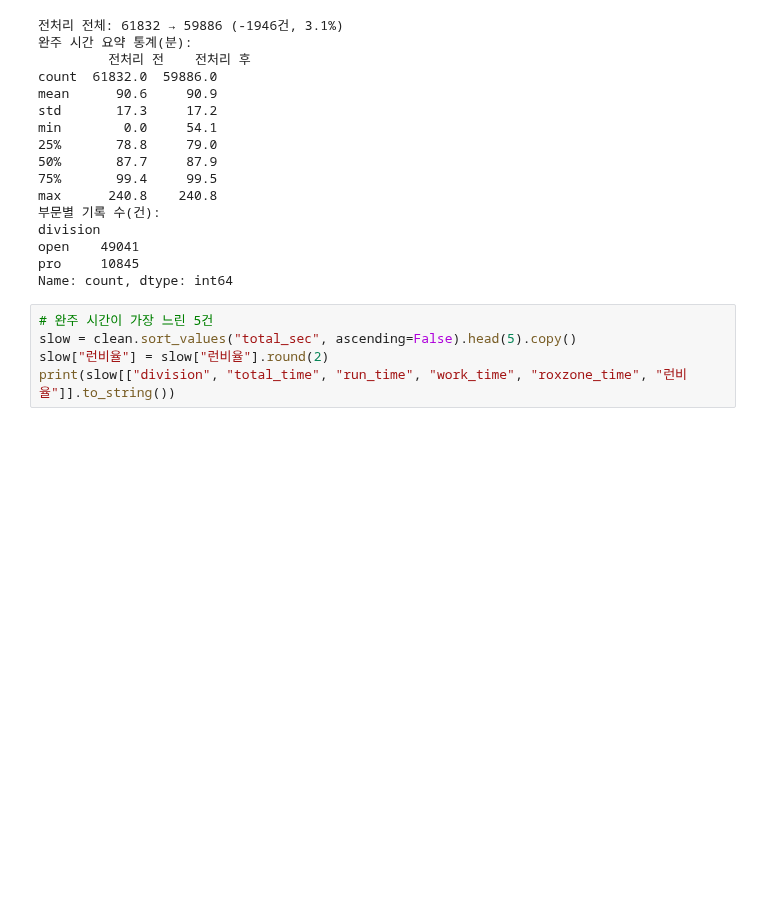
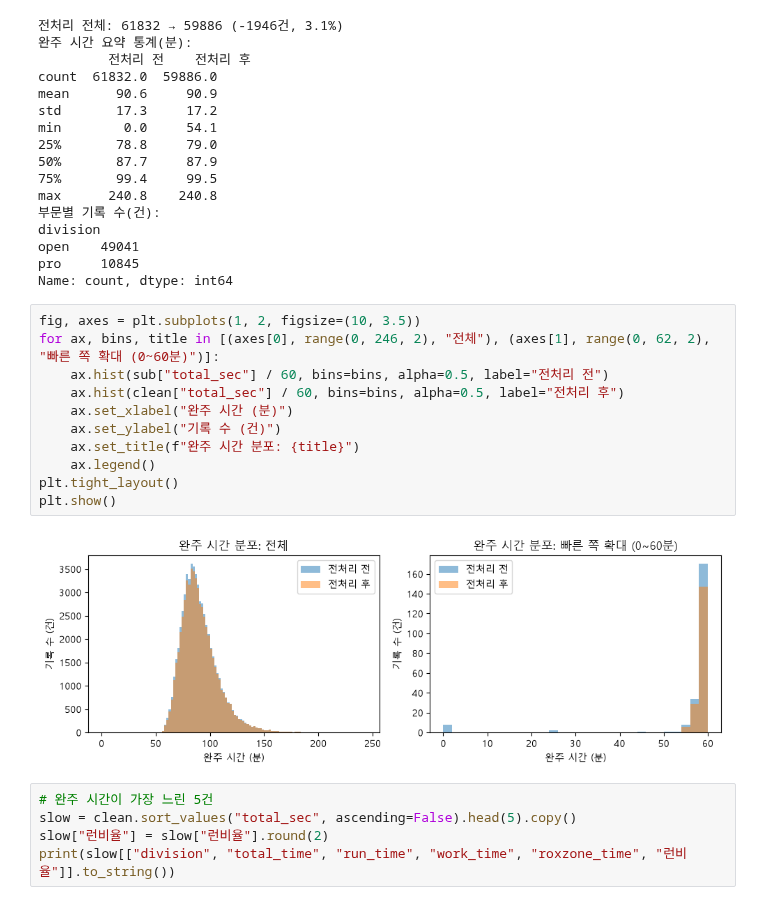
Before and after one commit to Jenny5789/hyrox-analysis, a Jupyter notebook: notebooks/02_preprocessing.ipynb, the cells around one changed output. Saved outputs shown, nothing was run; the diff lists cells and outputs as text; blank space fills up the shorter version.

```diff
--- a/notebooks/02_preprocessing.ipynb
+++ b/notebooks/02_preprocessing.ipynb
@@ -606,6 +656,19 @@ division
 open    49041
 pro     10845
 Name: count, dtype: int64
+# %%
+fig, axes = plt.subplots(1, 2, figsize=(10, 3.5))
+for ax, bins, title in [(axes[0], range(0, 246, 2), "전체"), (axes[1], range(0, 62, 2), "빠른 쪽 확대 (0~60분)")]:
+    ax.hist(sub["total_sec"] / 60, bins=bins, alpha=0.5, label="전처리 전")
+    ax.hist(clean["total_sec"] / 60, bins=bins, alpha=0.5, label="전처리 후")
+    ax.set_xlabel("완주 시간 (분)")
+    ax.set_ylabel("기록 수 (건)")
+    ax.set_title(f"완주 시간 분포: {title}")
+    ax.legend()
+plt.tight_layout()
+plt.show()
+# %% [output]
+[figure, added]
 # %%
 # 완주 시간이 가장 느린 5건
 slow = clean.sort_values("total_sec", ascending=False).head(5).copy()
```
Also changed, not shown: parts of 4 cells of this notebook.
